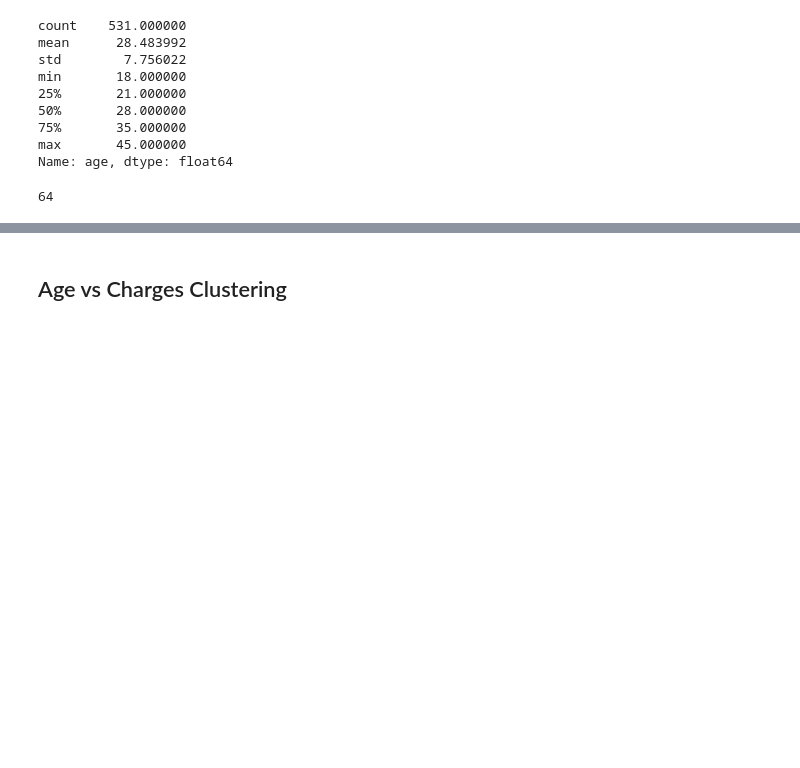
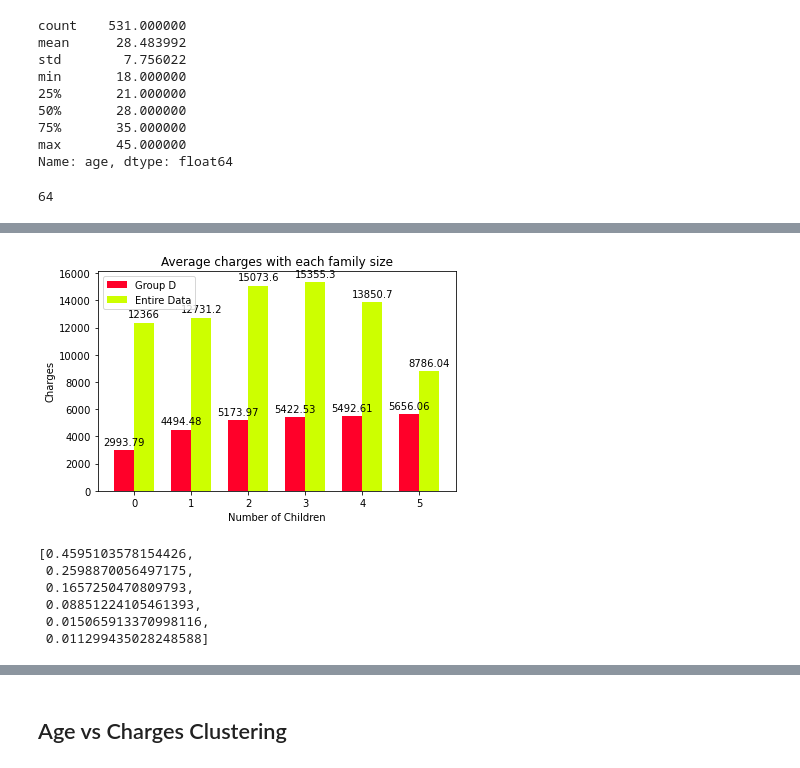
Before and after one commit to Injoker645/Inter-University-Big-Data-Challenge-2022, a Jupyter notebook: Inusrance Groups Clusters.ipynb, the cells around one changed output, grey strips where cells are left out. Cells and saved outputs as stored; diff of their text form; code cells hidden in the pictures; blank space fills up the shorter version.

```diff
--- a/Inusrance Groups Clusters.ipynb
+++ b/Inusrance Groups Clusters.ipynb
@@ -258,0 +296,22 @@ regionD_frame
+# %%
+width = 0.35  # the width of the bars
+
+x = np.arange(len(list(set(regionD_frame['children']))))
+fig, ax = plt.subplots()
+rects1 = ax.bar(x - width/2, list(regionD_frame.groupby("children").mean("charges")['charges']), width, label='Group D')
+rects2 = ax.bar(x + width/2, list(df.groupby("children").mean("charges")['charges']), width, label='Entire Data')
+
+# Add some text for labels, title and custom x-axis tick labels, etc.
+ax.set_ylabel('Charges')
+ax.set_xlabel('Number of Children')
+ax.set_title('Average charges with each family size')
+ax.set_xticks(x)
+ax.legend()
+
+ax.bar_label(rects1, padding=3)
+ax.bar_label(rects2, padding=3)
+
+fig.tight_layout()
+plt.show()
+# %% [output]
+[figure, added]
@@ -258,0 +326,9 @@ regionD_frame
+# %%
+fam_por_D
+# %% [output]
+[0.4595103578154426,
+ 0.2598870056497175,
+ 0.1657250470809793,
+ 0.08851224105461393,
+ 0.015065913370998116,
+ 0.011299435028248588]
```
Also changed, not shown: parts of 15 cells of this notebook.
